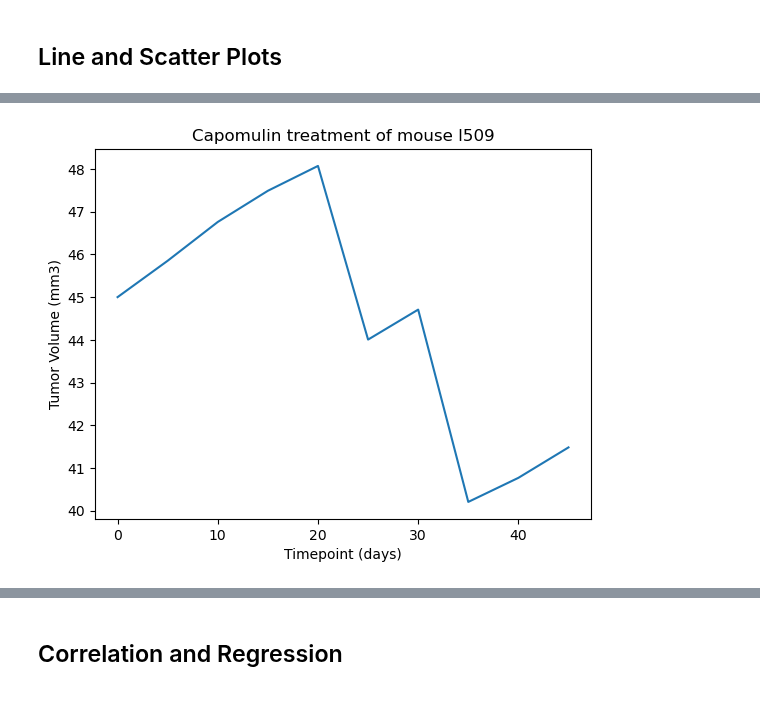
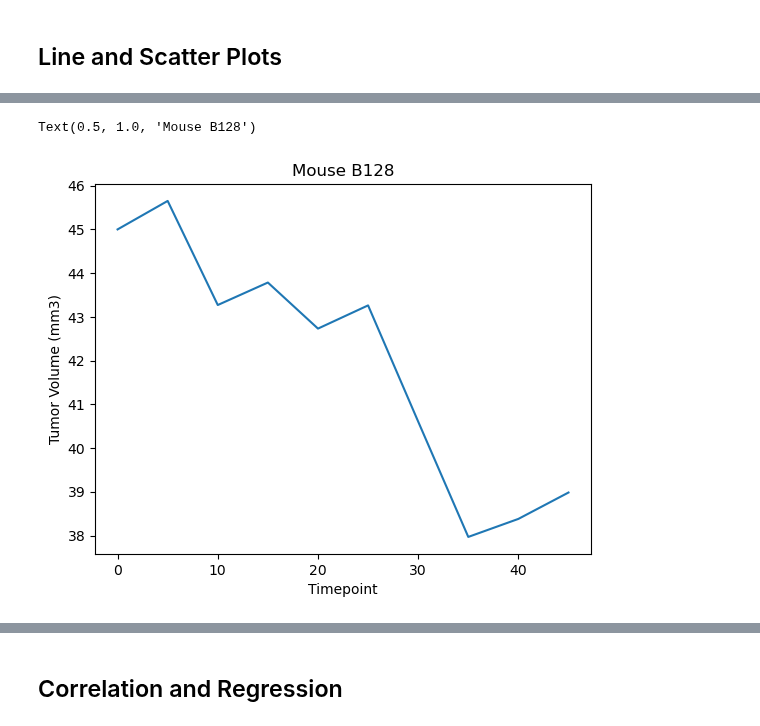
Before and after one commit to Foster8810/Moddule_5_Challenge, a Jupyter notebook: Module_5_Challenge/Pymaceuticals/pymaceuticals_starter.ipynb, the cells around one changed output, grey strips where cells are left out. Drawn from its saved outputs; the diff is of its cells as text; code cells hidden in the pictures.

```diff
--- a/Module_5_Challenge/Pymaceuticals/pymaceuticals_starter.ipynb
+++ b/Module_5_Challenge/Pymaceuticals/pymaceuticals_starter.ipynb
@@ -186,2 +293,5 @@ Ceftamin's potential outliers: Series([], Name: Tumor Volume (mm3), dtype: float
 # %% [markdown]
 ## Line and Scatter Plots
+# %%
+mouseb128 = mouse_study_data[(mouse_study_data['Mouse ID'] == 'b128')]
+mouseb128
@@ -188,4 +310,9 @@ Ceftamin's potential outliers: Series([], Name: Tumor Volume (mm3), dtype: float
 # %%
 # Generate a line plot of tumor volume vs. time point for a single mouse treated with Capomulin
+plt.plot(mouseb128['Timepoint'], mouseb128['Tumor Volume (mm3)'])
+plt.xlabel('Timepoint')
+plt.ylabel('Tumor Volume (mm3)')
+plt.title('Mouse B128')
 # %% [output]
+Text(0.5, 1.0, 'Mouse B128')
-[figure, old version]
+[figure, new version]
```
Also changed, not shown: parts of 18 cells of this notebook.
